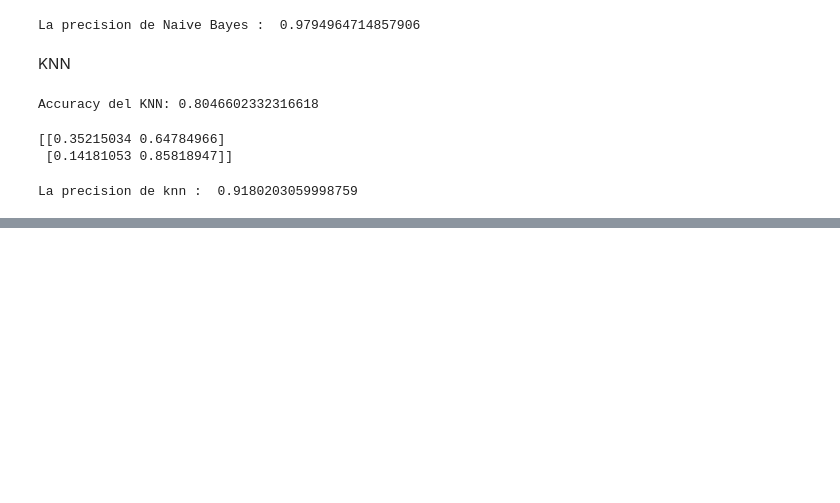
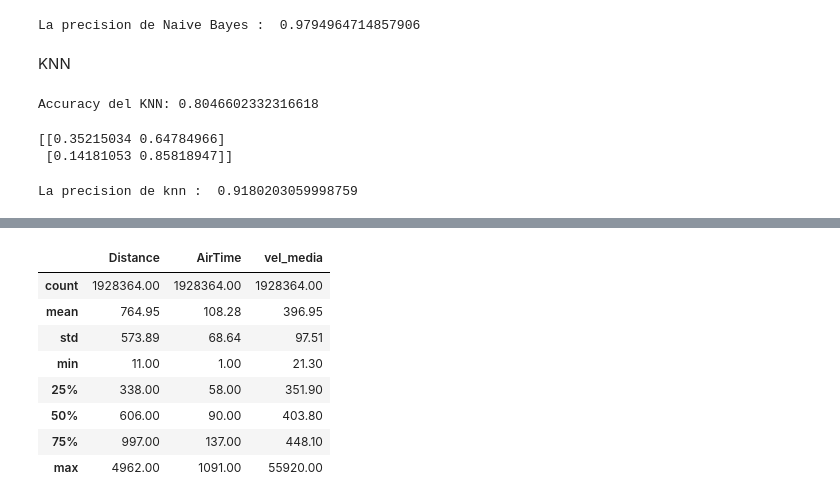
Before and after one commit to losds/Supervisat_Classificacio, a Jupyter notebook: Aprenentage Supervisat.ipynb, the cells around one changed output, grey strips where cells are left out. Saved outputs shown, nothing was run; the diff lists cells and outputs as text; code cells hidden in the pictures; blank space fills up the shorter version.

```diff
--- a/Aprenentage Supervisat.ipynb
+++ b/Aprenentage Supervisat.ipynb
@@ -187,0 +302,2 @@ La precision de knn :  0.9180203059998759
+# %%
+dfl2=dfl.copy()
@@ -187,0 +306,2 @@ La precision de knn :  0.9180203059998759
+# %%
+dfl2=dfl2[dfl2.AirTime>0]
@@ -187,0 +316,12 @@ La precision de knn :  0.9180203059998759
+# %%
+dfl2[['Distance','AirTime','vel_media']].describe().round(2)
+# %% [output]
+|  | Distance | AirTime | vel_media |
+| count | 1928364.00 | 1928364.00 | 1928364.00 |
+| mean | 764.95 | 108.28 | 396.95 |
+| std | 573.89 | 68.64 | 97.51 |
+| min | 11.00 | 1.00 | 21.30 |
+| 25% | 338.00 | 58.00 | 351.90 |
+| 50% | 606.00 | 90.00 | 403.80 |
+| 75% | 997.00 | 137.00 | 448.10 |
+| max | 4962.00 | 1091.00 | 55920.00 |
```
Also changed, not shown: parts of 51 cells of this notebook.
